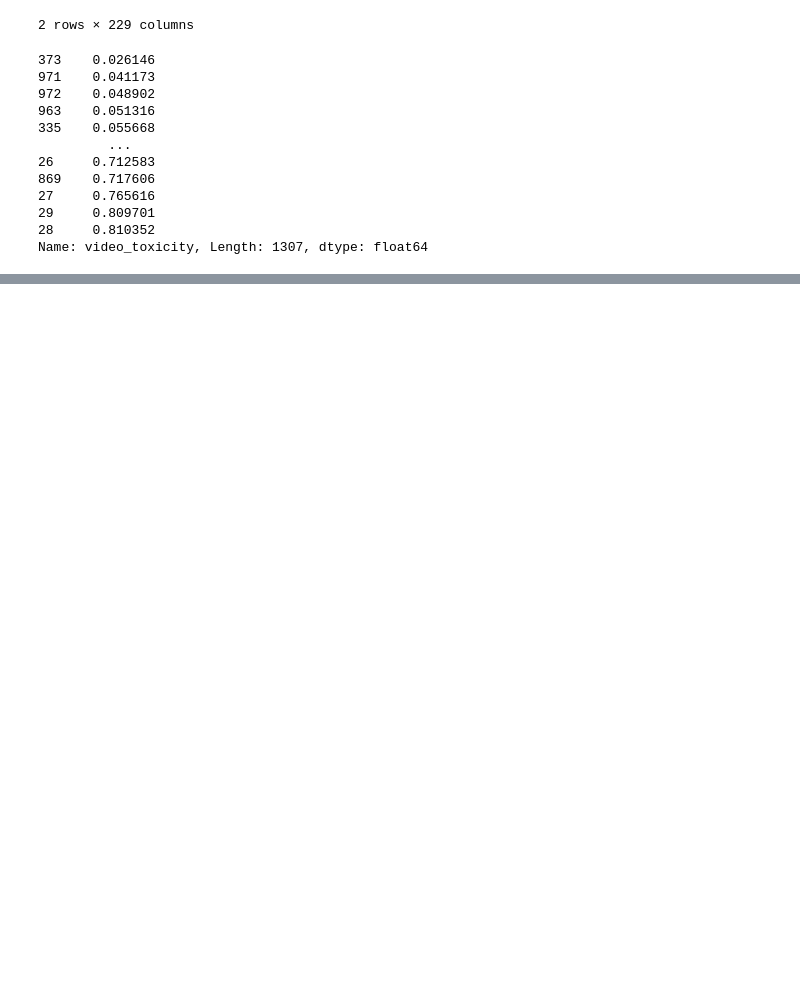
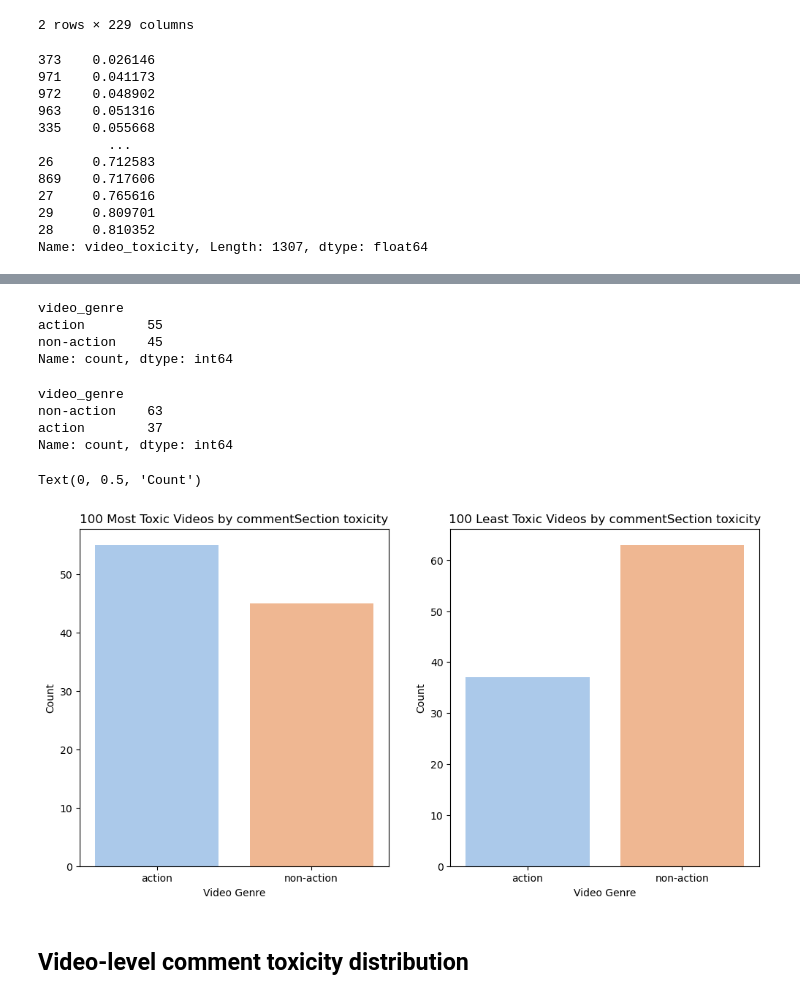
Before and after one commit to IMT-547-Team-1/YouTube-Toxic-Comments, a Jupyter notebook: analysis/02-Analysis.ipynb, the cells around one changed output, grey strips where cells are left out. Saved outputs shown, nothing was run; the diff lists cells and outputs as text; code cells hidden in the pictures; blank space fills up the shorter version.

```diff
--- a/analysis/02-Analysis.ipynb
+++ b/analysis/02-Analysis.ipynb
@@ -502,0 +550,7 @@ plt.show()
+# %%
+## using yt-labeled
+commentSection_toxicity = df.groupby("video_id")["comment_toxicity"].mean()
+
+# Sort the results
+sorted_toxicity = commentSection_toxicity.sort_values(ascending=False)
+sorted_toxicity
@@ -502,0 +571,49 @@ plt.show()
+# %%
+top_100_video_ids = sorted_toxicity.head(100)
+top_100_video_ids_list = top_100_video_ids.index.tolist()
+
+least_100_video_ids= sorted_toxicity.tail(100)
+least_100_video_ids_list = least_100_video_ids.index.tolist()
+# %%
+top_100_df = video_labeled_data[video_labeled_data['video_id'].isin(top_100_video_ids_list)]
+
+# Count the occurrences of each video category
+category_counts = top_100_df['video_genre'].value_counts()
+
+# Display the counts
+print(category_counts)
+# %% [output]
+video_genre
+action        55
+non-action    45
+Name: count, dtype: int64
+# %%
+least_100_df = video_labeled_data[video_labeled_data['video_id'].isin(least_100_video_ids_list)]
+
+# Count the occurrences of each video category
+category_counts = least_100_df['video_genre'].value_counts()
+
+# Display the counts
+print(category_counts)
+# %% [output]
+video_genre
+non-action    63
+action        37
+Name: count, dtype: int64
+# %%
+fig, axes = plt.subplots(nrows=1, ncols=2, figsize=(12, 6))
+order = ['action', 'non-action']
+
+sns.countplot(x='video_genre', data=top_100_df, ax=axes[0], palette='pastel',order=order)
+axes[0].set_title('100 Most Toxic Videos by commentSection toxicity')
+axes[0].set_xlabel('Video Genre')
+axes[0].set_ylabel('Count')
+
+
+sns.countplot(x='video_genre', data=least_100_df, ax=axes[1], palette='pastel',order=order)
+axes[1].set_title('100 Least Toxic Videos by commentSection toxicity')
+axes[1].set_xlabel('Video Genre')
+axes[1].set_ylabel('Count')
+# %% [output]
+Text(0, 0.5, 'Count')
+[figure, added]
@@ -502,0 +622,2 @@ plt.show()
+# %% [markdown]
+## Video-level comment toxicity distribution
```
Also changed, not shown: parts of 23 cells of this notebook.
